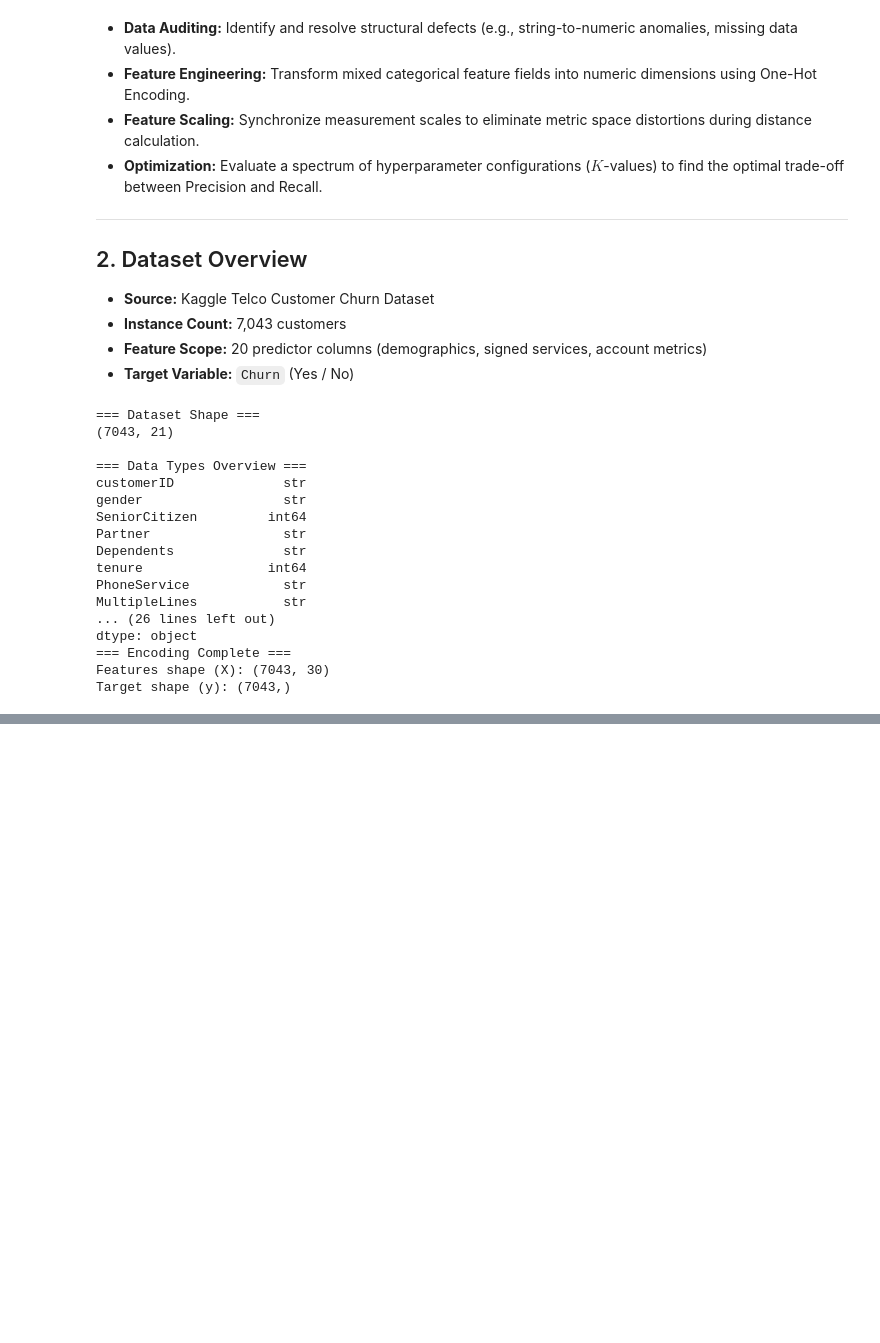
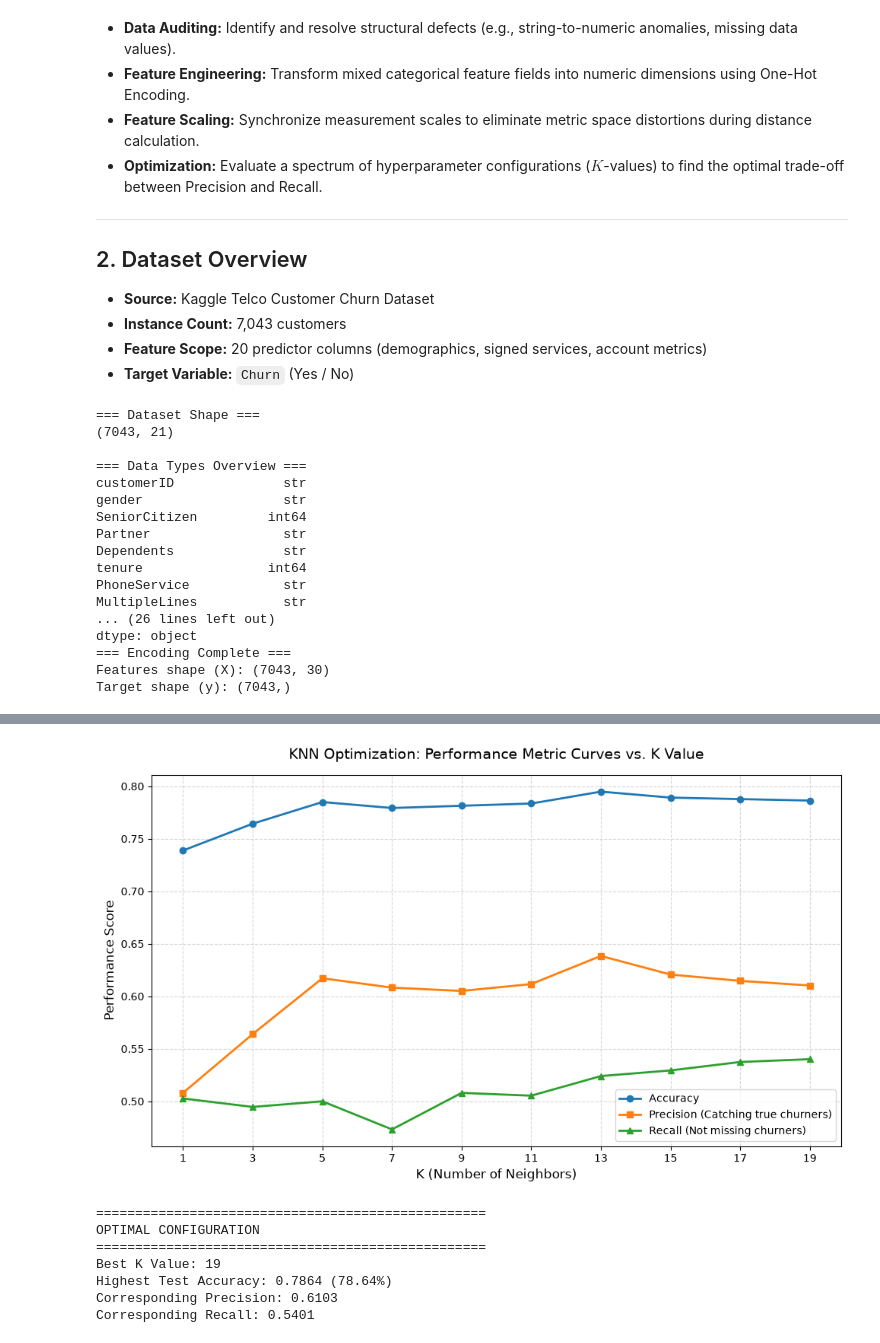
Before and after one commit to GordanSkopljak/sklearn-Model-Training---Evaluation, a Jupyter notebook: telco_churn_prediction.ipynb, the cells around one changed output, grey strips where cells are left out. Drawn from its saved outputs; the diff is of its cells as text; code cells hidden in the pictures; blank space fills up the shorter version.

```diff
--- a/telco_churn_prediction.ipynb
+++ b/telco_churn_prediction.ipynb
@@ -94,0 +120,17 @@ Target shape (y): (7043,)
+# %%
+# Calculate correlation of each feature with churn
+correlations = X_train.corrwith(y_train).abs().sort_values(ascending=False)
+
+# Keep only features with correlation > 0.1 (arbitrary threshold, you can adjust)
+selected_features = correlations[correlations > 0.1].index.tolist()
+
+print("=== Feature Selection ===")
+print(f"Features with correlation > 0.1: {len(selected_features)}")
+print(correlations)
+
+# Filter both train and test to keep only these features
+X_train_selected = X_train_scaled[:, [X_train.columns.get_loc(col) for col in selected_features]]
+X_test_selected = X_test_scaled[:, [X_train.columns.get_loc(col) for col in selected_features]]
+
+print(f"\nOriginal features: {X_train_scaled.shape[1]}")
+print(f"Selected features: {X_train_selected.shape[1]}")
@@ -94,0 +155,54 @@ Target shape (y): (7043,)
+# %%
+from sklearn.neighbors import KNeighborsClassifier
+from sklearn.metrics import accuracy_score, precision_score, recall_score
+
+# 1. Define the range of odd K values to test
+k_values = range(1, 21, 2)
+accuracies = []
+precisions = []
+recalls = []
+
+# 2. Iterate through K values and evaluate performance
+for k in k_values:
+    knn = KNeighborsClassifier(n_neighbors=k)
+    knn.fit(X_train_selected, y_train)
+    y_pred = knn.predict(X_test_selected)
+
+    # Track metrics explicitly focusing on Churn (1)
+    accuracies.append(accuracy_score(y_test, y_pred))
+    precisions.append(precision_score(y_test, y_pred, pos_label=1, zero_division=0))
+    recalls.append(recall_score(y_test, y_pred, pos_label=1))
+
+# 3. Plot the performance metrics curve
+plt.figure(figsize=(10, 6))
+plt.plot(k_values, accuracies, marker='o', linewidth=2, label='Accuracy')
+plt.plot(k_values, precisions, marker='s', linewidth=2, label='Precision (Catching true churners)')
+plt.plot(k_values, recalls, marker='^', linewidth=2, label='Recall (Not missing churners)')
+
+plt.xlabel('K (Number of Neighbors)', fontsize=12)
+plt.ylabel('Performance Score', fontsize=12)
+plt.title('KNN Optimization: Performance Metric Curves vs. K Value', fontsize=14, pad=15)
+plt.xticks(k_values)
+plt.legend(fontsize=10)
+plt.grid(True, linestyle='--', alpha=0.5)
+plt.tight_layout()
+plt.show()
+
+# 4. Extract and print the best K value by highest accuracy
+best_index = np.argmax(recalls)
+print("="*50)
+print(f"OPTIMAL CONFIGURATION")
+print("="*50)
+print(f"Best K Value: {k_values[best_index]}")
+print(f"Highest Test Accuracy: {accuracies[best_index]:.4f} ({accuracies[best_index]*100:.2f}%)")
+print(f"Corresponding Precision: {precisions[best_index]:.4f}")
+print(f"Corresponding Recall: {recalls[best_index]:.4f}")
+# %% [output]
+[figure, added]
+==================================================
+OPTIMAL CONFIGURATION
+==================================================
+Best K Value: 19
+Highest Test Accuracy: 0.7864 (78.64%)
+Corresponding Precision: 0.6103
+Corresponding Recall: 0.5401
```
Also changed, not shown: parts of 4 cells of this notebook, 3 other files.
